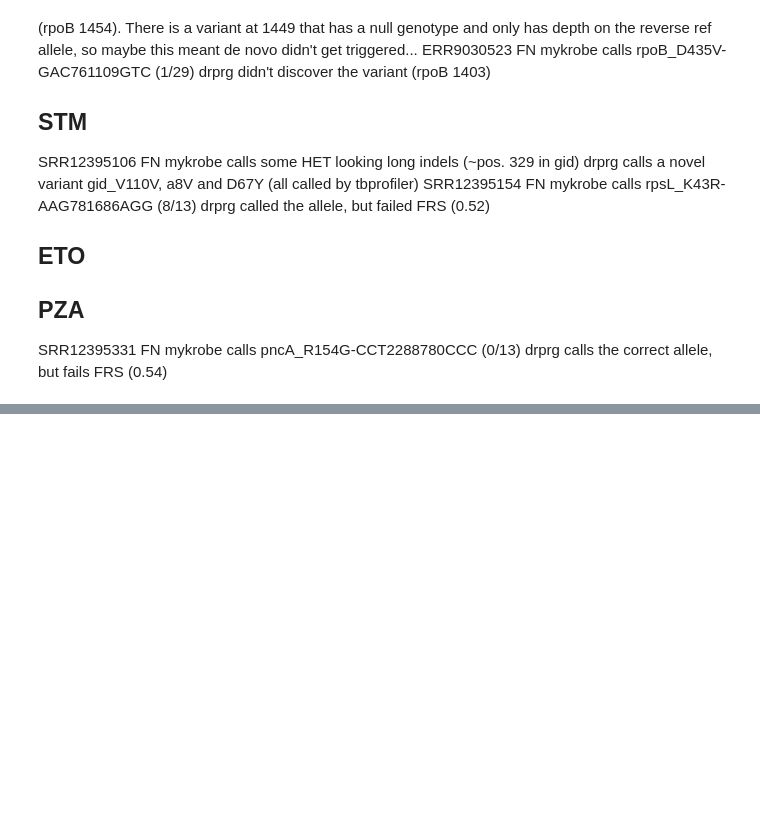
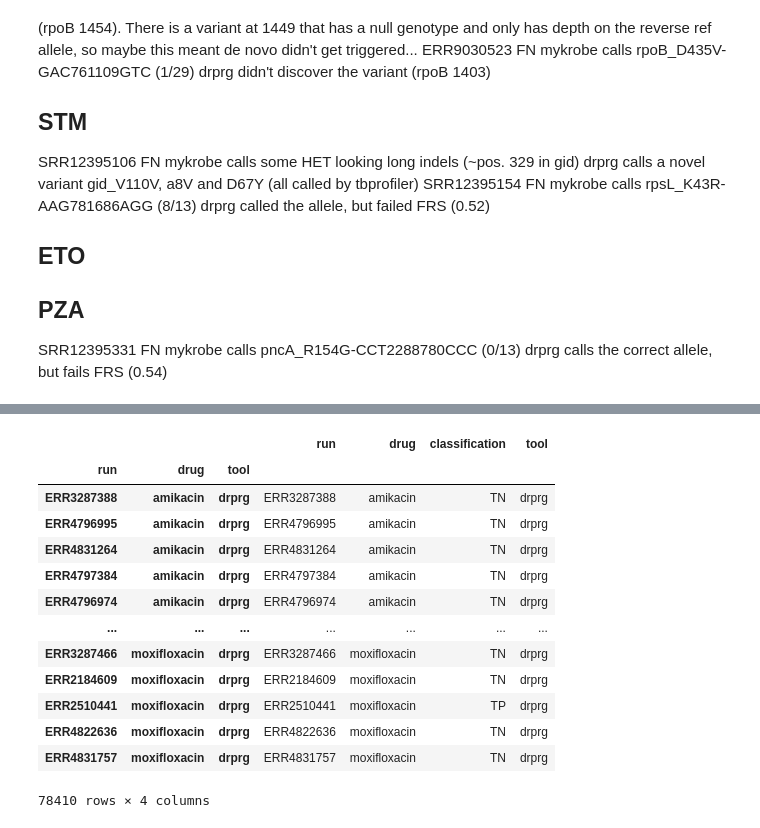
Before and after one commit to mbhall88/drprg, a Jupyter notebook: paper/workflow/notebook/improve_sn_and_sp.ipynb, the cells around one changed output, grey strips where cells are left out. Saved outputs shown, nothing was run; the diff lists cells and outputs as text; code cells hidden in the pictures; blank space fills up the shorter version.

```diff
--- a/paper/workflow/notebook/improve_sn_and_sp.ipynb
+++ b/paper/workflow/notebook/improve_sn_and_sp.ipynb
@@ -143,0 +144,18 @@ with pd.option_context('display.max_rows', None, 'display.max_columns', None, 'd
+# %%
+drprg = df.query("tool=='drprg'")
+drprg
+# %% [output]
+|  |  |  | run | drug | classification | tool |
+| run | drug | tool |  |  |  |  |
+| ERR3287388 | amikacin | drprg | ERR3287388 | amikacin | TN | drprg |
+| ERR4796995 | amikacin | drprg | ERR4796995 | amikacin | TN | drprg |
+| ERR4831264 | amikacin | drprg | ERR4831264 | amikacin | TN | drprg |
+| ERR4797384 | amikacin | drprg | ERR4797384 | amikacin | TN | drprg |
+| ERR4796974 | amikacin | drprg | ERR4796974 | amikacin | TN | drprg |
+| ... | ... | ... | ... | ... | ... | ... |
+| ERR3287466 | moxifloxacin | drprg | ERR3287466 | moxifloxacin | TN | drprg |
+| ERR2184609 | moxifloxacin | drprg | ERR2184609 | moxifloxacin | TN | drprg |
+| ERR2510441 | moxifloxacin | drprg | ERR2510441 | moxifloxacin | TP | drprg |
+| ERR4822636 | moxifloxacin | drprg | ERR4822636 | moxifloxacin | TN | drprg |
+| ERR4831757 | moxifloxacin | drprg | ERR4831757 | moxifloxacin | TN | drprg |
+78410 rows × 4 columns
```
Also changed, not shown: parts of 24 cells of this notebook, 1 other file.
